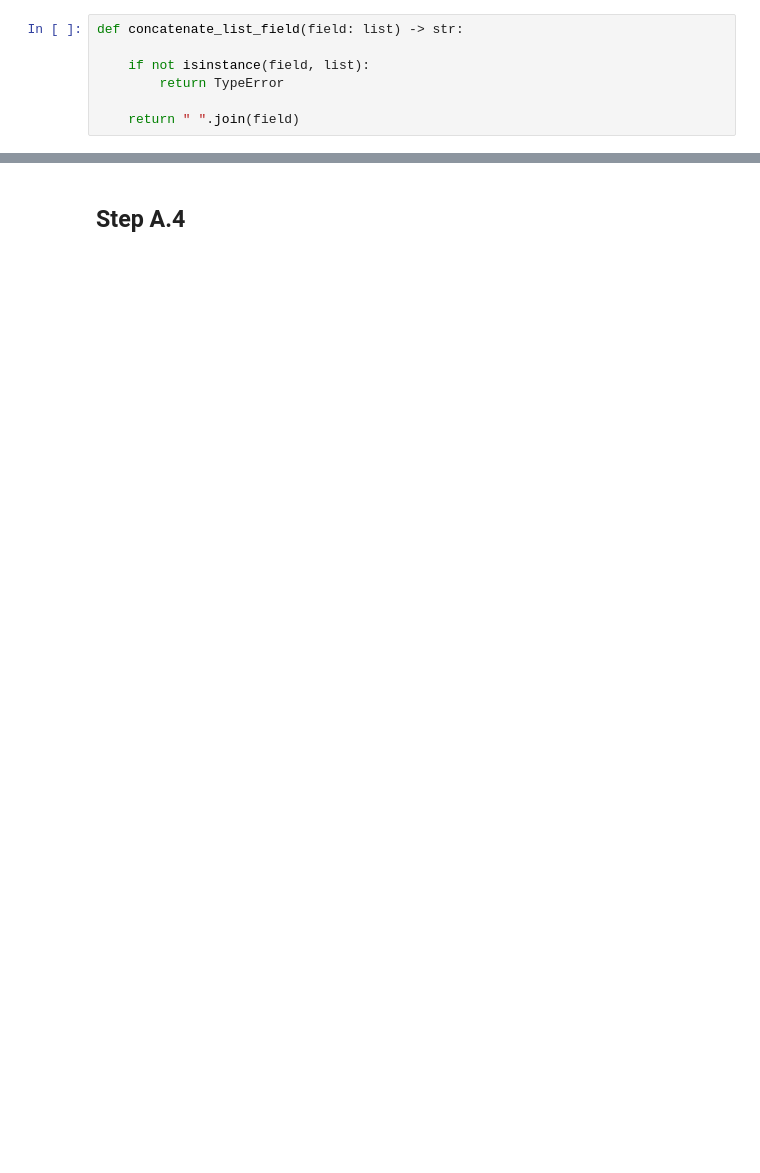
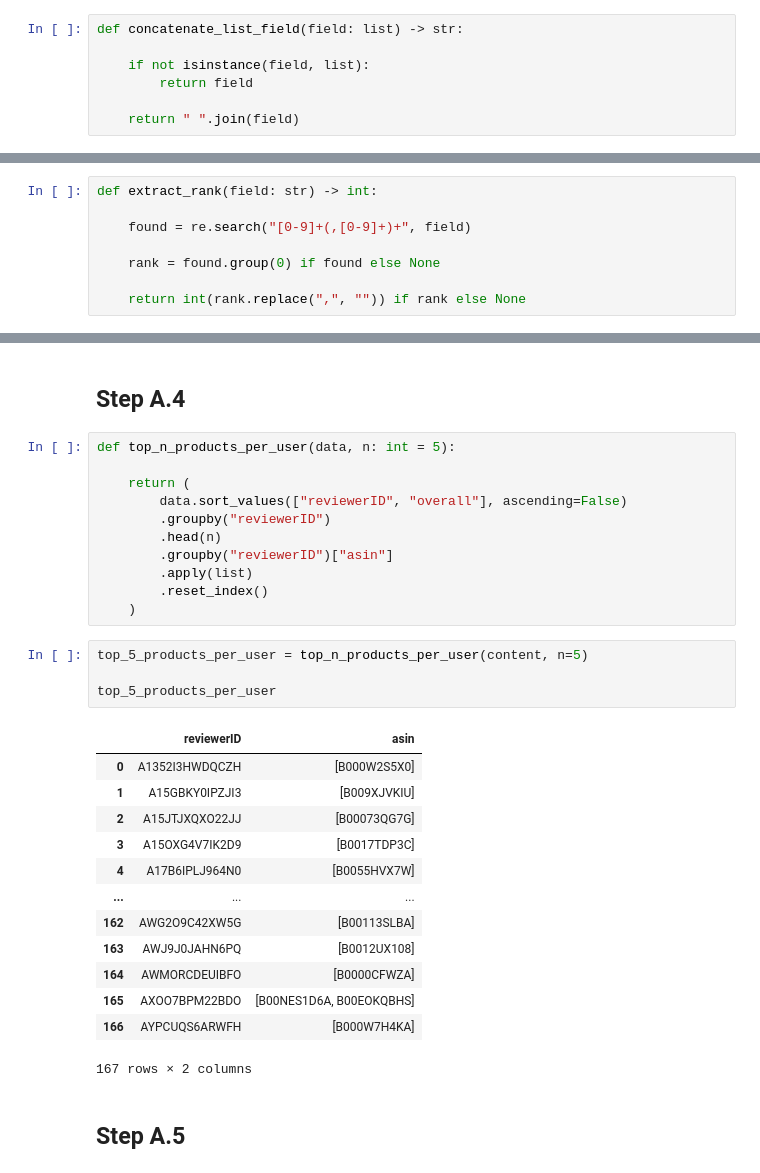
Before and after one commit to ilias-ant/recommender-systems, a Jupyter notebook: content-based-RS.ipynb, the cells around one changed output, grey strips where cells are left out. Saved outputs shown, nothing was run; the diff lists cells and outputs as text; blank space fills up the shorter version.

```diff
--- a/content-based-RS.ipynb
+++ b/content-based-RS.ipynb
@@ -346,7 +362,7 @@ Name: description, Length: 196, dtype: object
 def concatenate_list_field(field: list) -> str:
 
     if not isinstance(field, list):
-        return TypeError
+        return field
 
     return " ".join(field)
 # %%
@@ -354,3 +408,11 @@ content["description"] = content["description"].map(concatenate_list_field)
+# %%
+def extract_rank(field: str) -> int:
+
+    found = re.search("[0-9]+(,[0-9]+)+", field)
+
+    rank = found.group(0) if found else None
+
+    return int(rank.replace(",", "")) if rank else None
 # %%
 # TODO: improve with stopwords removal, stemming
 transformer = FeatureUnion(
@@ -586,2 +560,33 @@ get_recommendations(
 # %% [markdown]
 ## Step A.4
+# %%
+def top_n_products_per_user(data, n: int = 5):
+
+    return (
+        data.sort_values(["reviewerID", "overall"], ascending=False)
+        .groupby("reviewerID")
+        .head(n)
+        .groupby("reviewerID")["asin"]
+        .apply(list)
+        .reset_index()
+    )
+# %%
+top_5_products_per_user = top_n_products_per_user(content, n=5)
+
+top_5_products_per_user
+# %% [output]
+|  | reviewerID | asin |
+| 0 | A1352I3HWDQCZH | [B000W2S5X0] |
+| 1 | A15GBKY0IPZJI3 | [B009XJVKIU] |
+| 2 | A15JTJXQXO22JJ | [B00073QG7G] |
+| 3 | A15OXG4V7IK2D9 | [B0017TDP3C] |
+| 4 | A17B6IPLJ964N0 | [B0055HVX7W] |
+| ... | ... | ... |
+| 162 | AWG2O9C42XW5G | [B00113SLBA] |
+| 163 | AWJ9J0JAHN6PQ | [B0012UX108] |
+| 164 | AWMORCDEUIBFO | [B0000CFWZA] |
+| 165 | AXOO7BPM22BDO | [B00NES1D6A, B00EOKQBHS] |
+| 166 | AYPCUQS6ARWFH | [B000W7H4KA] |
+167 rows × 2 columns
+# %% [markdown]
+## Step A.5
```
Also changed, not shown: parts of 50 cells of this notebook, 3 other files.
